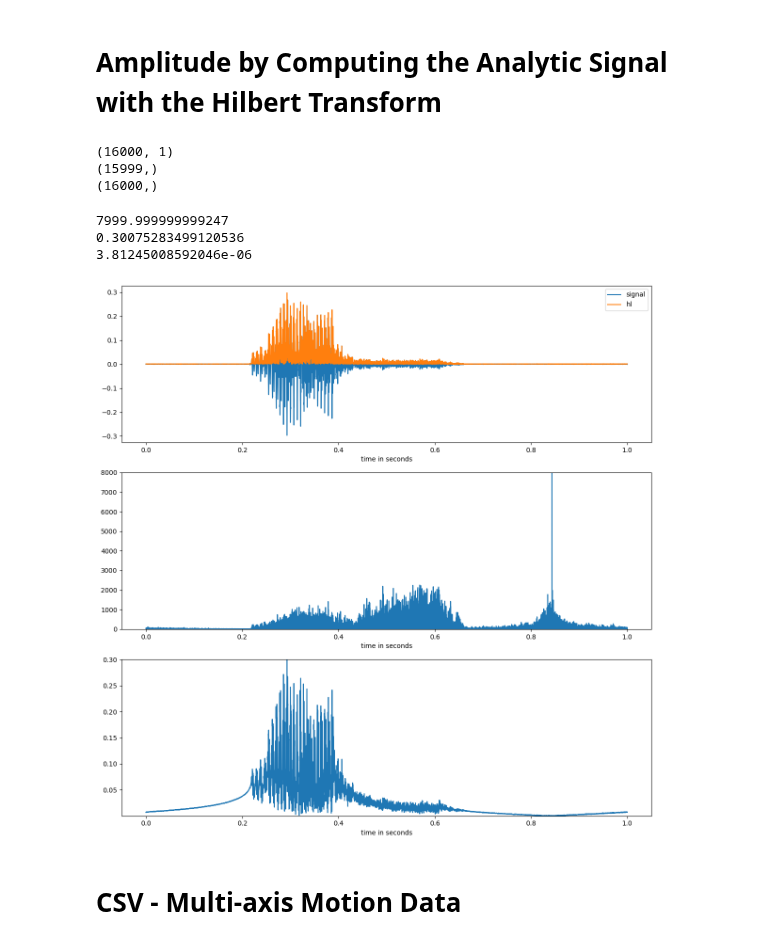
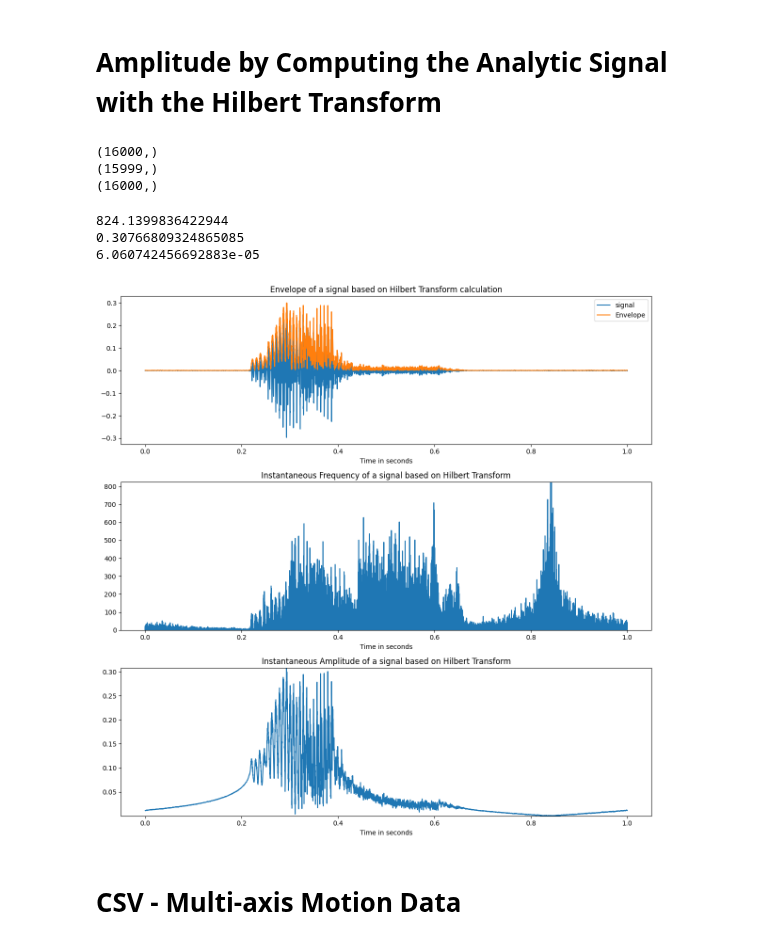
Before and after one commit to AIoT-Group-UoP/crossai-ts, a Jupyter notebook: examples/signal_properties_amplitude_hbt.ipynb, the cells around one changed output. Cells and saved outputs as stored; diff of their text form; code cells hidden in the pictures.

Commit message:
feat: #92 remove config file from loading, run processes based on new configurations

```diff
--- a/examples/signal_properties_amplitude_hbt.ipynb
+++ b/examples/signal_properties_amplitude_hbt.ipynb
@@ -33,5 +30,5 @@ Load audio
 # %%
 from caits.loading import wav_loader
 # %%
-audio_load = wav_loader("data/yes.wav")
+audio_df, sr = wav_loader("data/yes.wav")
 # %%
@@ -53,5 +48,4 @@ print(audio_load[1])
 # %%
-audio_df = audio_load[0]
 audio_df.head()
 # %% [output]
 |  | ch_1 |
@@ -73,11 +67,11 @@ plot_signal(sig=audio_load[0].values, sr=audio_params["framerate"], return_mode=
 # %%
 from caits.properties import amplitude_envelope_hbt, instantaneous_frequency_hbt, instantaneous_amplitude_hbt
 # %%
-samples = len(audio_df.values)
+samples = len(audio_df["ch_1"].values)
 fs = audio_params["framerate"]
 t = np.arange(samples) / fs
 # %%
-hl = amplitude_envelope_hbt(audio_load[0].values)
+hl = amplitude_envelope_hbt(audio_df["ch_1"].values)
 print(hl.shape)
 
 # flatten the array
@@ -89,7 +83,7 @@ iamp = instantaneous_amplitude_hbt(arr)
 print(ifr.shape)
 print(iamp.shape)
 # %% [output]
-(16000, 1)
+(16000,)
 (15999,)
 (16000,)
 # %%
@@ -101,23 +95,26 @@ print(ifr_max)
 print(iamp_max)
 print(iamp_min)
 # %% [output]
-7999.999999999247
-0.30075283499120536
-3.81245008592046e-06
+824.1399836422944
+0.30766809324865085
+6.060742456692883e-05
 # %%
 fig, (ax0, ax1, ax2) = plt.subplots(nrows=3, figsize=(12, 12))
-ax0.plot(t, audio_load[0].values, label='signal')
-ax0.plot(t, hl, label='hl')
-ax0.set_xlabel("time in seconds")
+ax0.plot(t, audio_df["ch_1"].values, label="signal")
+ax0.plot(t, hl, label="Envelope")
+ax0.set_xlabel("Time in seconds")
 ax0.legend()
+ax0.title.set_text("Envelope of a signal based on Hilbert Transform calculation")
 ax1.plot(t[1:], ifr)
-ax1.set_xlabel("time in seconds")
+ax1.set_xlabel("Time in seconds")
 ax1.set_ylim(0.0, ifr_max)
+ax1.title.set_text("Instantaneous Frequency of a signal based on Hilbert Transform")
 ax2.plot(t, iamp)
-ax2.set_xlabel("time in seconds")
+ax2.set_xlabel("Time in seconds")
 ax2.set_ylim(iamp_min, iamp_max)
+ax2.title.set_text("Instantaneous Amplitude of a signal based on Hilbert Transform")
 fig.tight_layout()
 # %% [output]
-[figure, old version]
+[figure, new version]
 # %% [markdown]
 # CSV - Multi-axis Motion Data
```
Also changed, not shown: parts of 10 cells of this notebook, 5 other files.
